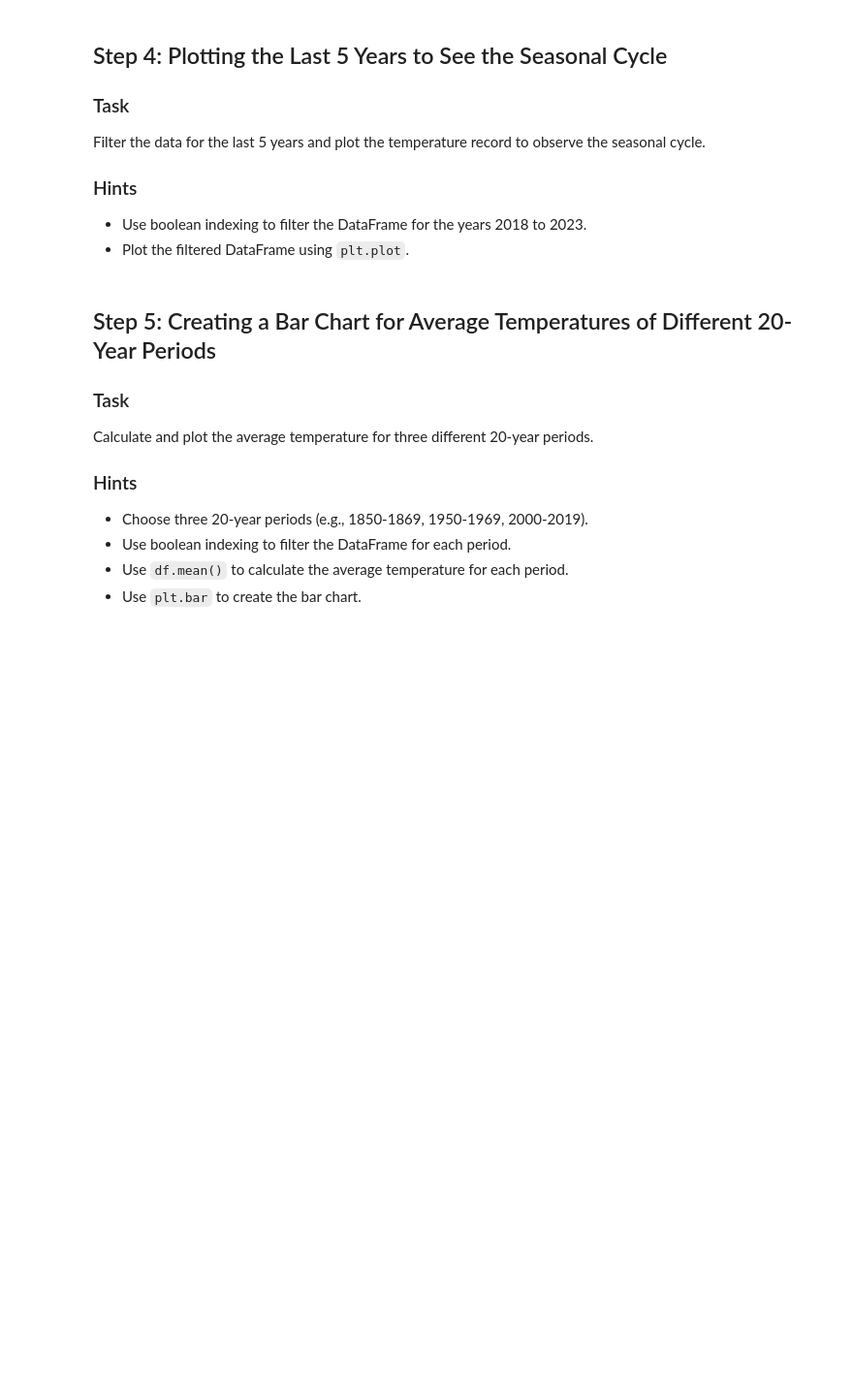
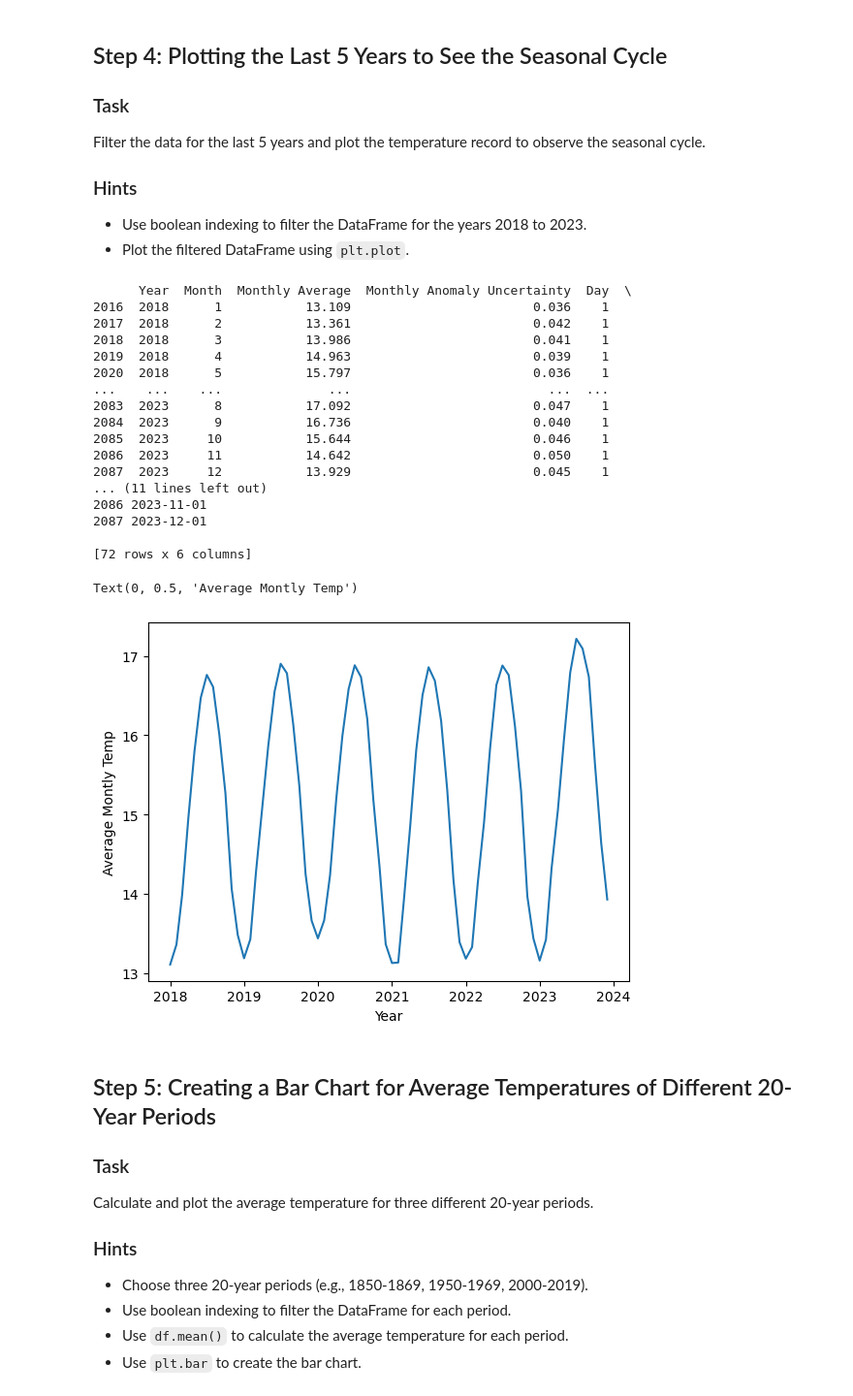
Before and after one commit to idontwantausername94/CFR-2025, a Jupyter notebook: Python/Session 12 - Practical Exercise _ Plotting and Visualization of Global Surface Temperature Data.ipynb, the cells around one changed output. Shown at 97% size. Cells and saved outputs as stored; diff of their text form; code cells hidden in the pictures; blank space fills up the shorter version.

```diff
--- a/Python/Session 12 - Practical Exercise _ Plotting and Visualization of Global Surface Temperature Data.ipynb
+++ b/Python/Session 12 - Practical Exercise _ Plotting and Visualization of Global Surface Temperature Data.ipynb
@@ -44,0 +72,4 @@ Load the data into a Pandas DataFrame and display the first few rows to understa
+# %%
+df1 = pd.read_csv("GAST_BerkeleyEarth_1850-2023.csv")
+# use " ls " to list everything in your current directory/subdirectory. This makes copying and pasting easier.
+df1.head()
@@ -53,3 +91,7 @@ Plot the entire temperature record from 1850 to 2023.
     - `pd.to_datetime` may come in handy.
 - Use `plt.plot` to create the plot.
 - Label the axes and add a title.
+# %%
+df1["Day"] = 1
+df1["Date"] = pd.to_datetime(df1[["Year", "Month", "Day"]])
+df1.head()
@@ -62,6 +111,35 @@ Filter the data for the last 5 years and plot the temperature record to observe
 ### Hints
 - Use boolean indexing to filter the DataFrame for the years 2018 to 2023.
 - Plot the filtered DataFrame using `plt.plot`.
+# %%
+# df1_winter_months = df1[df1["Month"]<=3]
+df1_2018_2023 = df1[df1["Year"]>=2018]
+print(df1_2018_2023)
+print()
+
+plt.plot(df1_2018_2023["Date"], df1_2018_2023["Monthly Average"])
+plt.xlabel("Year")
+plt.ylabel("Average Montly Temp")
+# %% [output]
+      Year  Month  Monthly Average  Monthly Anomaly Uncertainty  Day  \
+2016  2018      1           13.109                        0.036    1
+2017  2018      2           13.361                        0.042    1
+2018  2018      3           13.986                        0.041    1
+2019  2018      4           14.963                        0.039    1
+2020  2018      5           15.797                        0.036    1
+...    ...    ...              ...                          ...  ...
+2083  2023      8           17.092                        0.047    1
+2084  2023      9           16.736                        0.040    1
+2085  2023     10           15.644                        0.046    1
+2086  2023     11           14.642                        0.050    1
+2087  2023     12           13.929                        0.045    1
+... (11 lines left out)
+2086 2023-11-01
+2087 2023-12-01
+
+[72 rows x 6 columns]
+Text(0, 0.5, 'Average Montly Temp')
+[figure, added]
 # %% [markdown]
 ## Step 5: Creating a Bar Chart for Average Temperatures of Different 20-Year Periods
 
```
Also changed, not shown: parts of 8 cells of this notebook.
